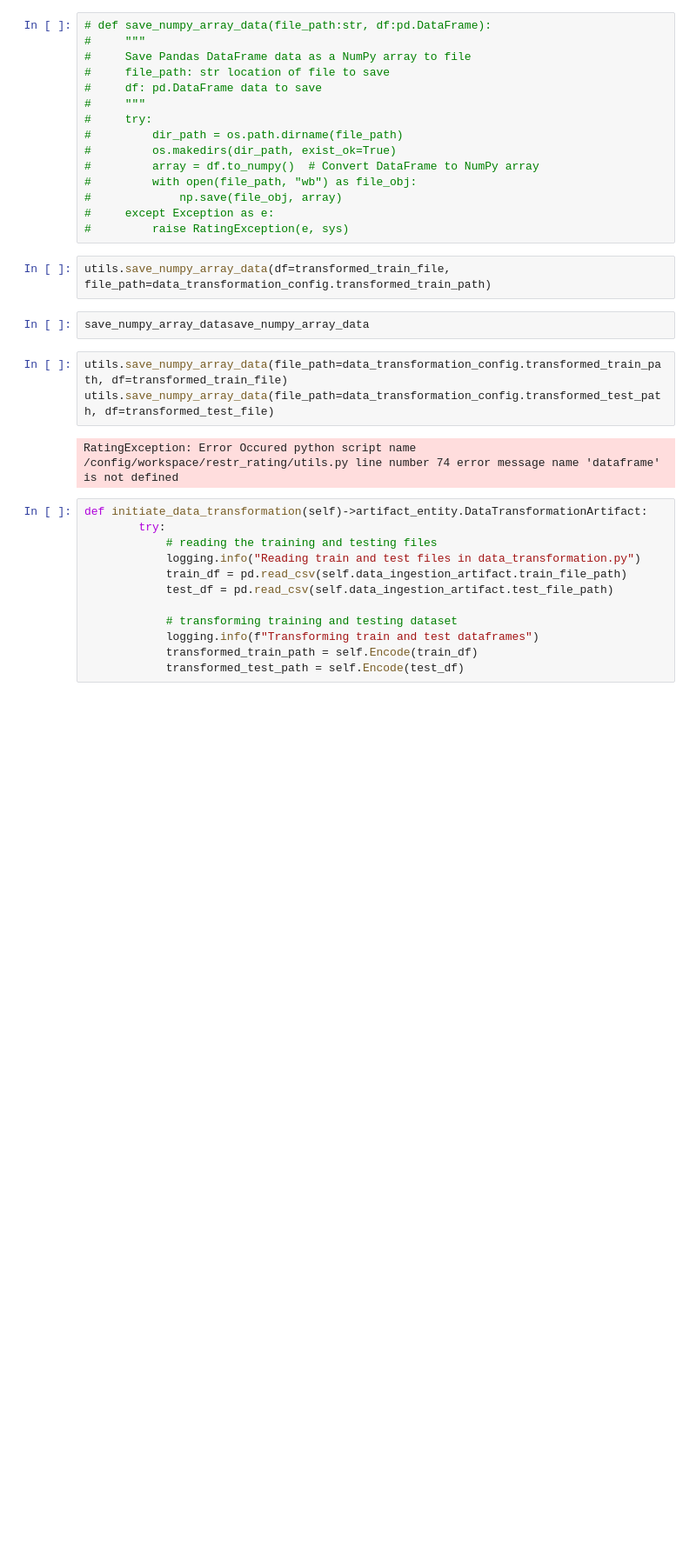
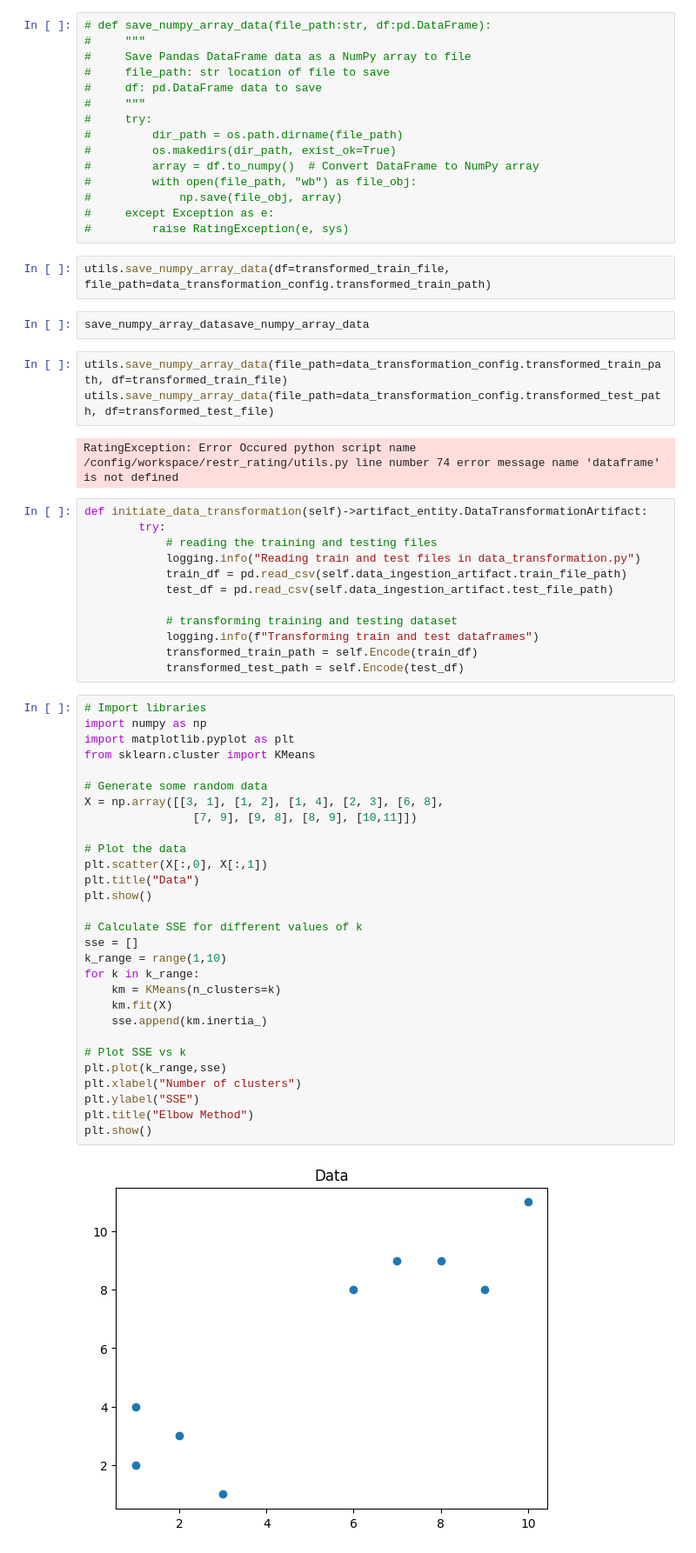
Before and after one commit to 07Sada/Restaurant_Rating_Prediction, a Jupyter notebook: demo.ipynb, the cells around one changed output. Shown at 87% size. Saved outputs shown, nothing was run; the diff lists cells and outputs as text; blank space fills up the shorter version.

```diff
--- a/demo.ipynb
+++ b/demo.ipynb
@@ -102,3 +102,34 @@ def initiate_data_transformation(self)->artifact_entity.DataTransformationArtifa
             logging.info(f"Transforming train and test dataframes")
             transformed_train_path = self.Encode(train_df)
             transformed_test_path = self.Encode(test_df)
+# %%
+# Import libraries
+import numpy as np
+import matplotlib.pyplot as plt
+from sklearn.cluster import KMeans
+
+# Generate some random data
+X = np.array([[3, 1], [1, 2], [1, 4], [2, 3], [6, 8],
+                [7, 9], [9, 8], [8, 9], [10,11]])
+
+# Plot the data
+plt.scatter(X[:,0], X[:,1])
+plt.title("Data")
+plt.show()
+
+# Calculate SSE for different values of k
+sse = []
+k_range = range(1,10)
+for k in k_range:
+    km = KMeans(n_clusters=k)
+    km.fit(X)
+    sse.append(km.inertia_)
+
+# Plot SSE vs k
+plt.plot(k_range,sse)
+plt.xlabel("Number of clusters")
+plt.ylabel("SSE")
+plt.title("Elbow Method")
+plt.show()
+# %% [output]
+[figure, added]
```
Also changed, not shown: parts of 2 cells of this notebook, 1 other file.
